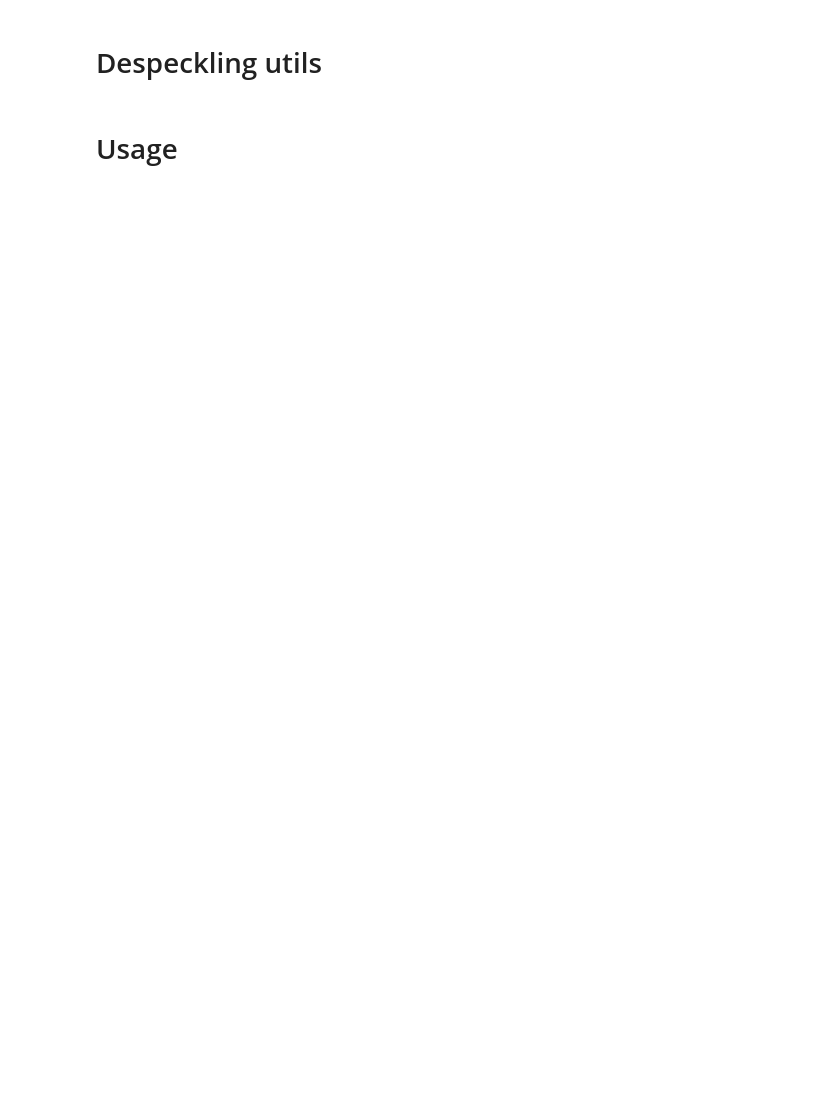
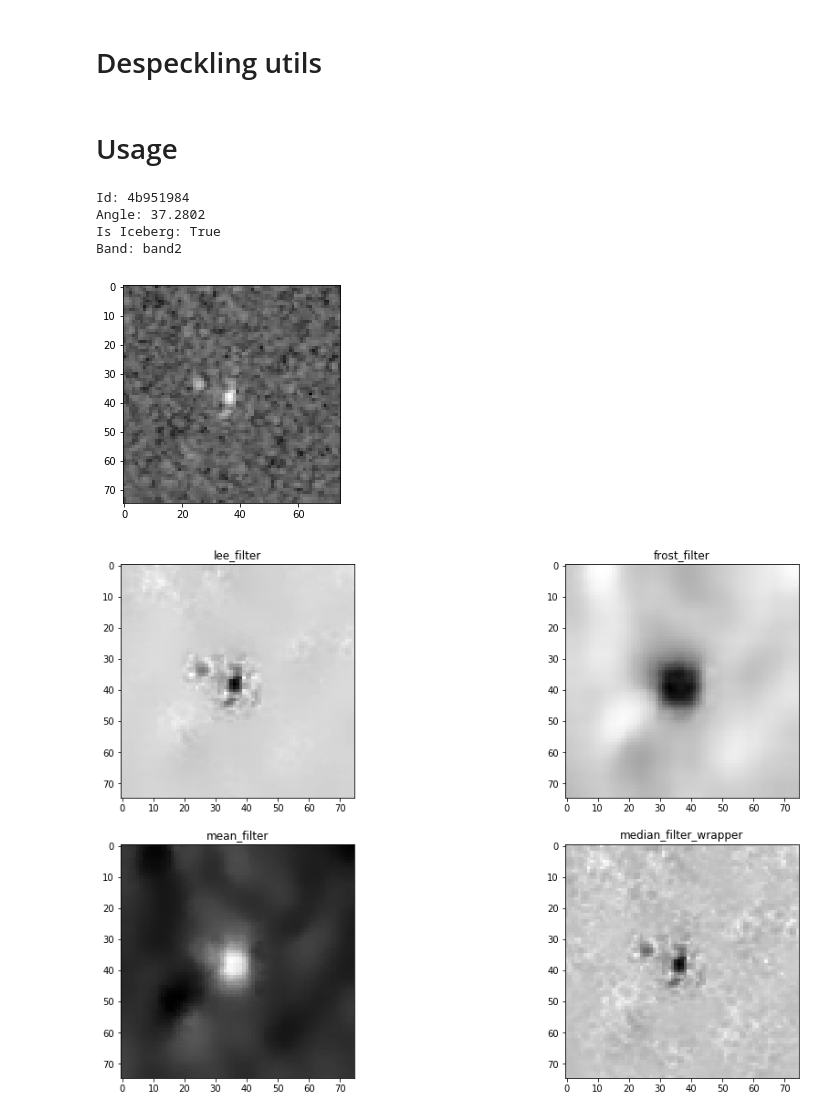
Before and after one commit to medicalml/meditoolml, a Jupyter notebook: notebooks/despeckle_algorithm_comparison.ipynb, the cells around one changed output. Cells and saved outputs as stored; diff of their text form; code cells hidden in the pictures; blank space fills up the shorter version.

```diff
--- a/notebooks/despeckle_algorithm_comparison.ipynb
+++ b/notebooks/despeckle_algorithm_comparison.ipynb
@@ -154,7 +154,7 @@ def lee_filter(img, window_size, **kwargs):
 def mean_filter(img, disk_num, **kwargs):
     selem = disk(disk_num)
     percentile_result = rank.mean_percentile(img, selem=selem, p0=.1, p1=.9)
-    return percentile_result
+    return 1.-percentile_result
 
 def median_filter_wrapper(img, median_size, **kwargs):
     img = median_filter(img, (median_size, median_size))
@@ -166,23 +166,31 @@ all_funs = [lee_filter, frost_filter, mean_filter, median_filter_wrapper]
 # %%
 @widgets.interact(path=read_files(),
                   window_size=widgets.IntSlider(min=1, max=30, step=1, continuous_update=False, value=3),
                  disk_num=widgets.IntSlider(min=1, max=100, step=1, continuous_update=False),
                  median_size=widgets.IntSlider(min=1, max=100, step=1, continuous_update=False),
                  damping_factor=widgets.FloatSlider(min=1, max=10, step=0.01, continuous_update=False))
 def perform_on_image(path, **kwargs):
     plt.figure()
     width = 2
     img = cv2.imread(path, cv2.IMREAD_GRAYSCALE)
     id, angle, a_class, band_name = parse_name(os.path.basename(path))
     print('Id: ' + id)
     print('Angle: ' + angle)
     print('Is Iceberg: ' + str(a_class))
     print('Band: ' + band_name)
     plt.imshow(img, cmap='gray')
     plt.figure(figsize=(16, 16))
     img = img.astype(np.float32)
     for i, fun in enumerate(all_funs):
-        result = fun(img / 255., **kwargs) * 255
+        result = 255 - fun(img / 255., **kwargs) * 255
+        result = lee_filter(result / 255., kwargs['window_size']) * 255
         plt.subplot(len(all_funs) // width + 1, width, i + 1)
         plt.title(fun.__name__)
         plt.imshow(result, cmap='gray')
+# %% [output]
+Id: 4b951984
+Angle: 37.2802
+Is Iceberg: True
+Band: band2
+[figure, added]
+[figure, added]
```
